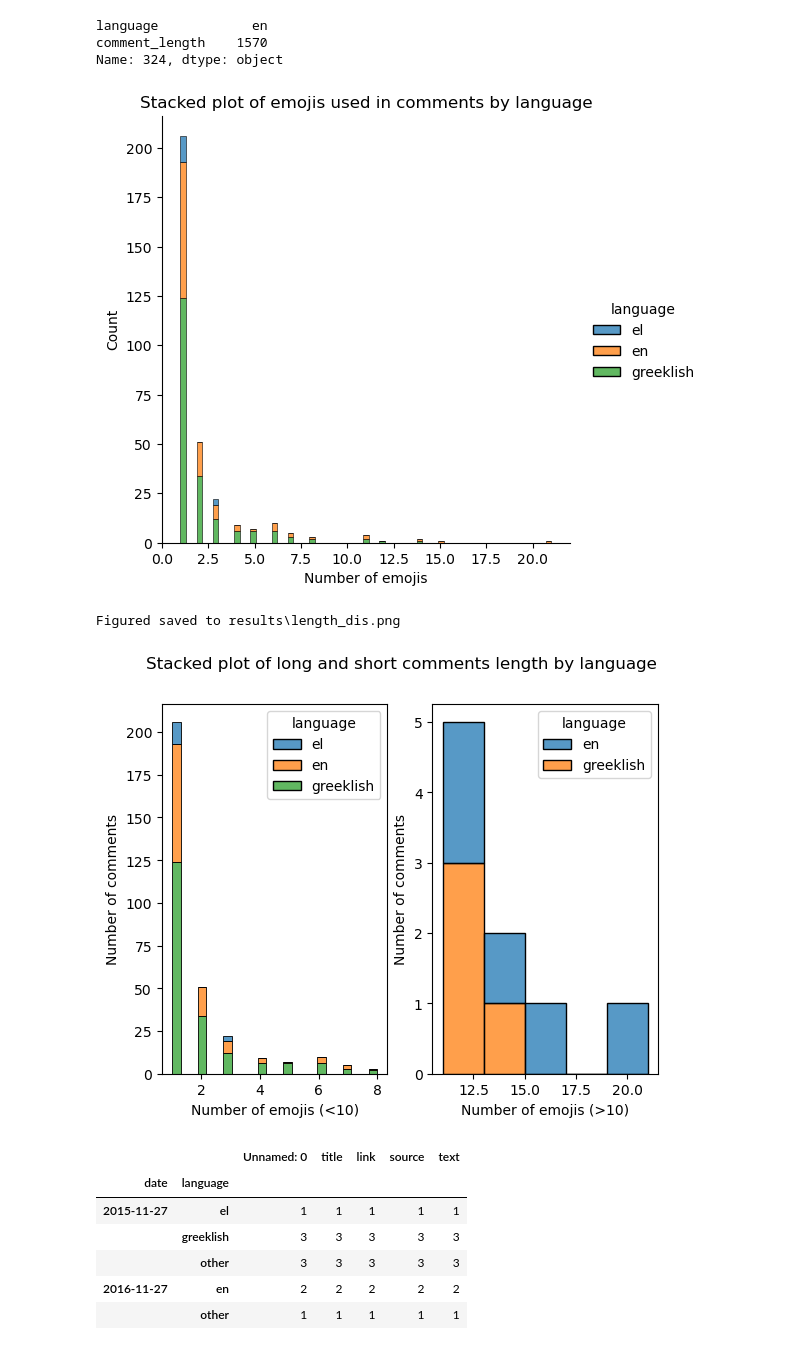
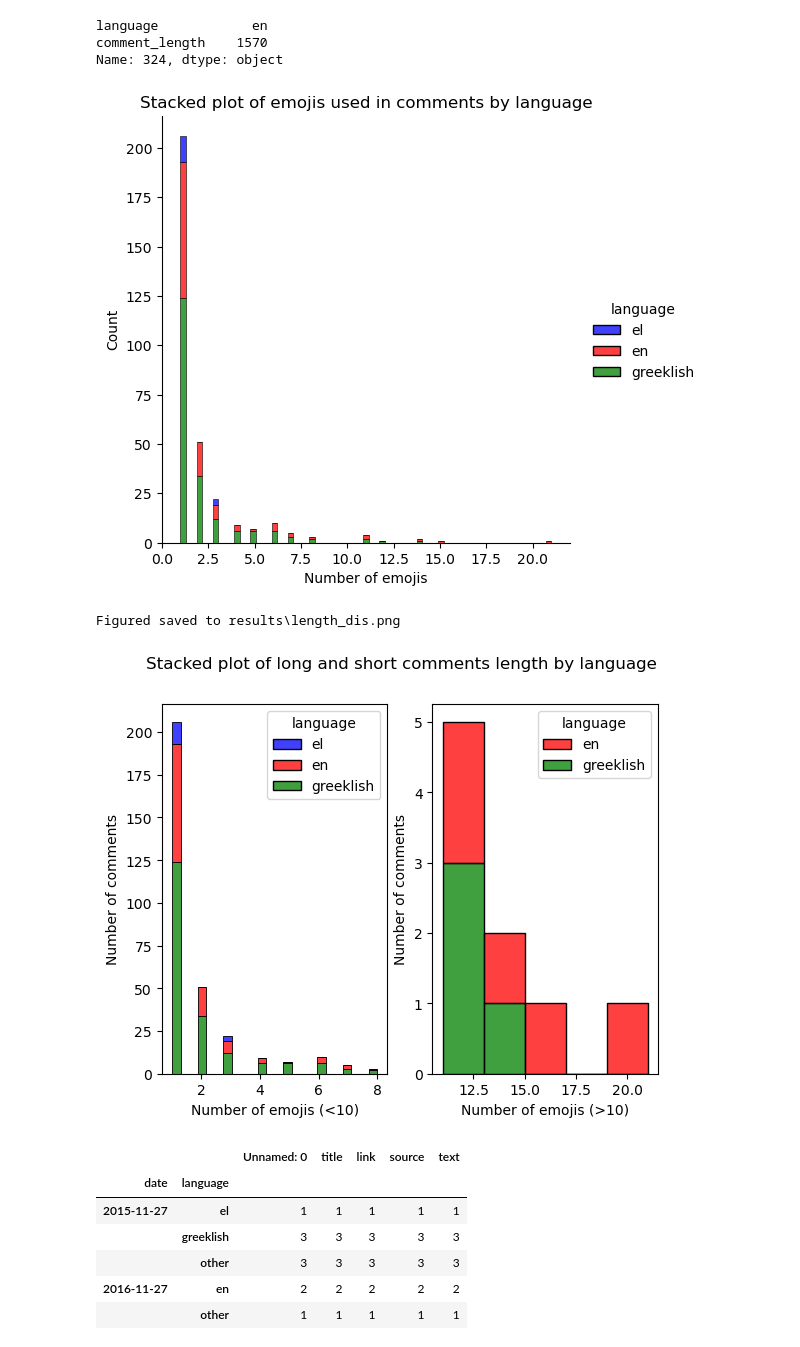
Before and after one commit to dimits-ts/practical_data_science, a Jupyter notebook: translation/lang_identification.ipynb, the cells around one changed output. Saved outputs shown, nothing was run; the diff lists cells and outputs as text; code cells hidden in the pictures.

Commit message:
Fix graphs

```diff
--- a/translation/lang_identification.ipynb
+++ b/translation/lang_identification.ipynb
@@ -878,6 +878,7 @@ Best model RandomForestClassifier(criterion='entropy', n_jobs=-1) with macro F1
 ### Annotating the operational dataset
 # %%
 crawl_df = pd.read_csv("output/temp.csv", encoding="utf8")
+crawl_df.date = pd.to_datetime(crawl_df.date)
 crawl_df
 # %% [output]
 |  | Unnamed: 0 | title | link | source | text | date |
@@ -957,4 +956,6 @@ for language in languages:
         len_col += list(comments_length)
 
 len_df = pd.DataFrame({"language": lang_col, "comment_length": len_col})
+# %%
+palette ={"el": "blue", "en": "red", "greeklish": "green"}
 # %%
@@ -1007,28 +1018,42 @@ for language in languages:
 
 emoji_df = pd.DataFrame({"language": lang_col, "emojis": emojis_col})
 # %%
-sns.displot(emoji_df[emoji_df.emojis > 0] , x="emojis", hue="language", multiple="stack")
+sns.displot(emoji_df[emoji_df.emojis > 0],
+            x="emojis",
+            hue="language",
+            multiple="stack",
+            palette=palette)
 plt.title("Stacked plot of emojis used in comments by language")
 plt.xlabel("Number of emojis")
 plt.show()
 # %% [output]
-[figure, old version]
+[figure, new version]
 # %%
 fig, (ax1, ax2) = plt.subplots(1, 2)
-sns.histplot(emoji_df[(emoji_df.emojis > 0) & (emoji_df.emojis < 10)] , x="emojis", hue="language", multiple="stack", ax=ax1)
+sns.histplot(emoji_df[(emoji_df.emojis > 0) & (emoji_df.emojis < 10)],
+             x="emojis",
+             hue="language",
+             multiple="stack",
+             palette=palette,
+             ax=ax1)
 ax1.set_xlabel("Number of emojis (<10)")
 ax1.set_ylabel("Number of comments")
 
-sns.histplot(emoji_df[emoji_df.emojis > 10] , x="emojis", hue="language", multiple="stack", ax=ax2)
+sns.histplot(emoji_df[emoji_df.emojis > 10],
+             x="emojis",
+             hue="language",
+             multiple="stack",
+             palette=palette,
+             ax=ax2)
 ax2.set_xlabel("Number of emojis (>10)")
 ax2.set_ylabel("Number of comments")
 
 fig.suptitle("Stacked plot of long and short comments length by language")
 save_plot("length_dis.png")
 plt.show()
 # %% [output]
 Figured saved to results\length_dis.png
-[figure, old version]
+[figure, new version]
 # %%
 date_df = crawl_df.groupby(["date", "language"]).count()
 date_df
```
Also changed, not shown: parts of 5 cells of this notebook, 2 other files.
